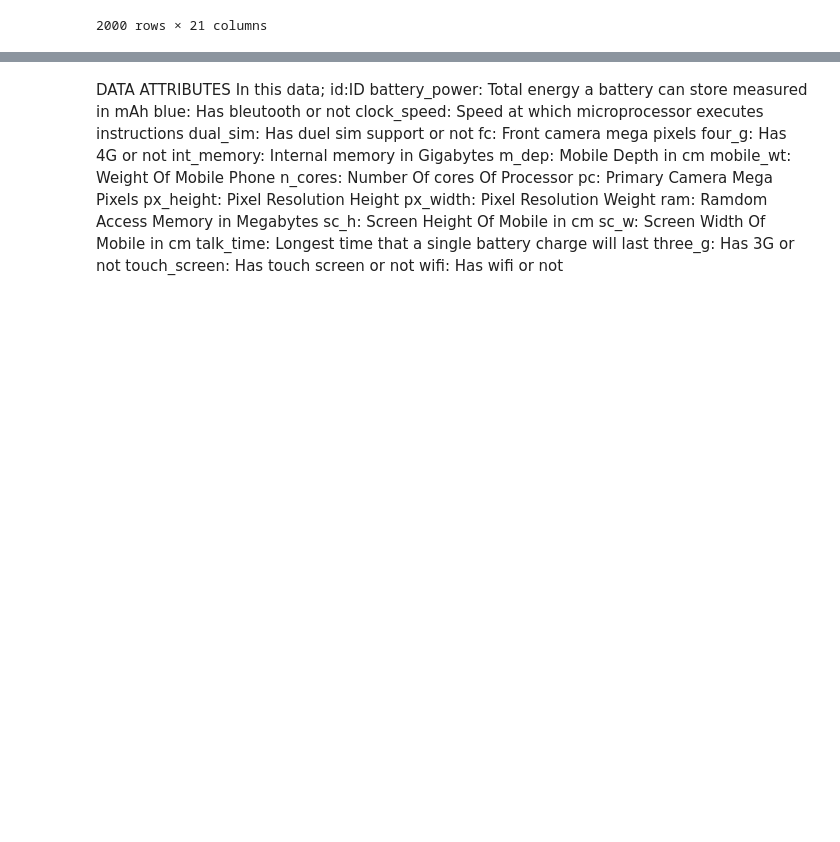
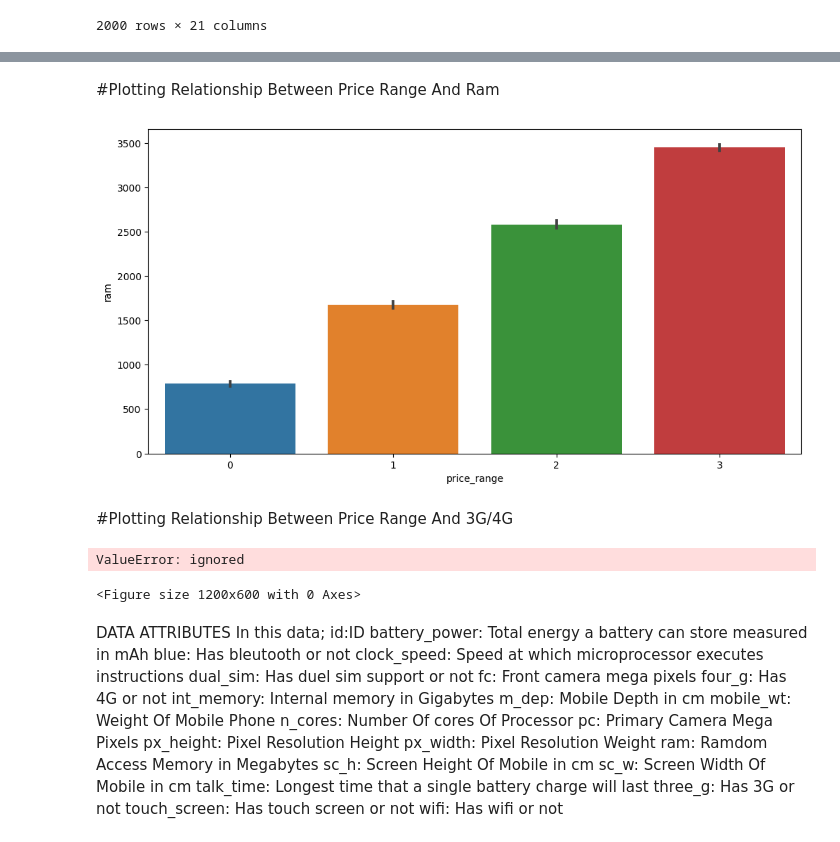
Before and after one commit to stephendambo/Dambolin9, a Jupyter notebook: Final_Project_Work.ipynb, the cells around one changed output, grey strips where cells are left out. Saved outputs shown, nothing was run; the diff lists cells and outputs as text; code cells hidden in the pictures; blank space fills up the shorter version.

```diff
--- a/Final_Project_Work.ipynb
+++ b/Final_Project_Work.ipynb
@@ -154,3 +187,20 @@ df_trainset
+# %% [markdown]
+#Plotting Relationship Between Price Range And Ram
+# %%
+plt.figure(figsize=(12,6))
+sns.barplot(x = 'price_range', y= 'ram', data=df)
+plt.show()
+# %% [output]
+[figure, added]
+# %% [markdown]
+#Plotting Relationship Between Price Range And 3G/4G
+# %%
+plt.figure(figsize=(12,6))
+sns.countplot(df['three_g'], hue = df['price_range'], palette='blue')
+plt.show()
+# %% [output]
+ValueError: ignored
+<Figure size 1200x600 with 0 Axes>
 # %% [markdown]
 DATA ATTRIBUTES
 In this data;
```
Also changed, not shown: parts of 6 cells of this notebook.
